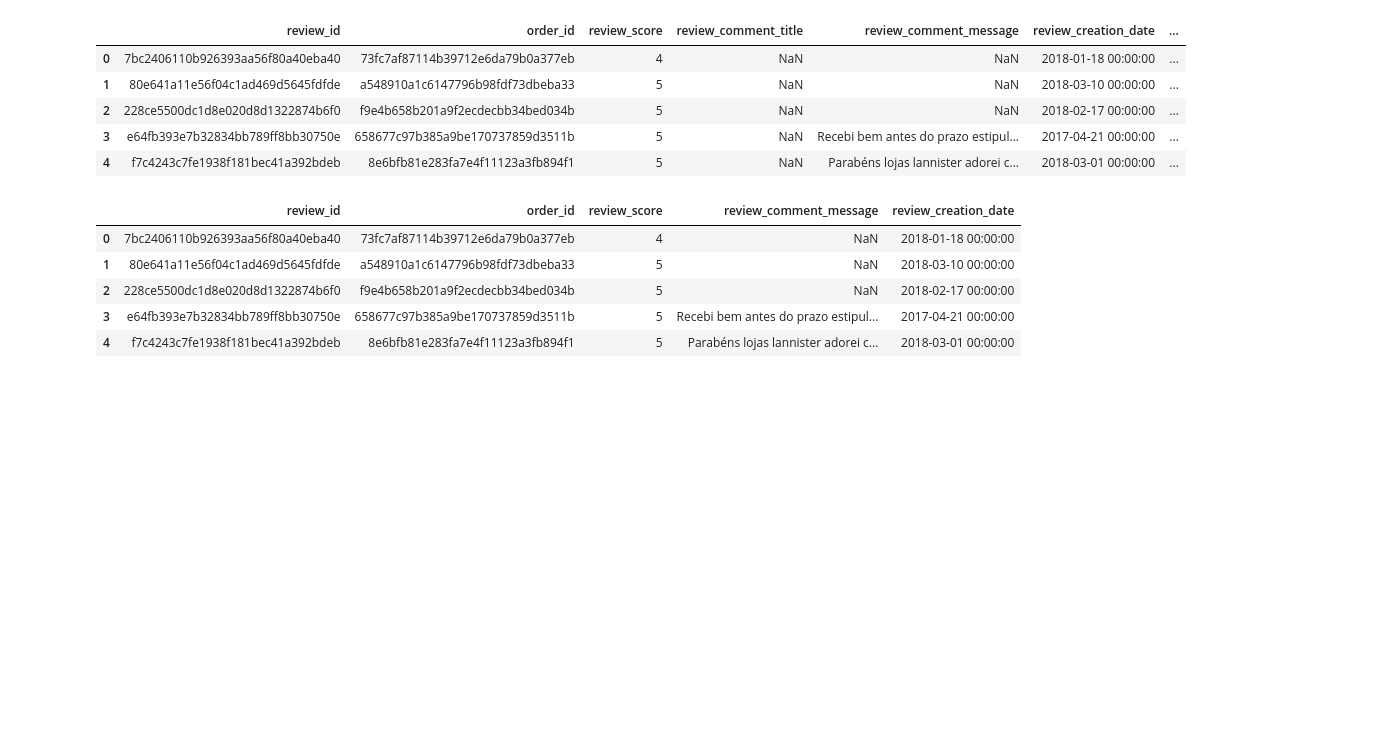
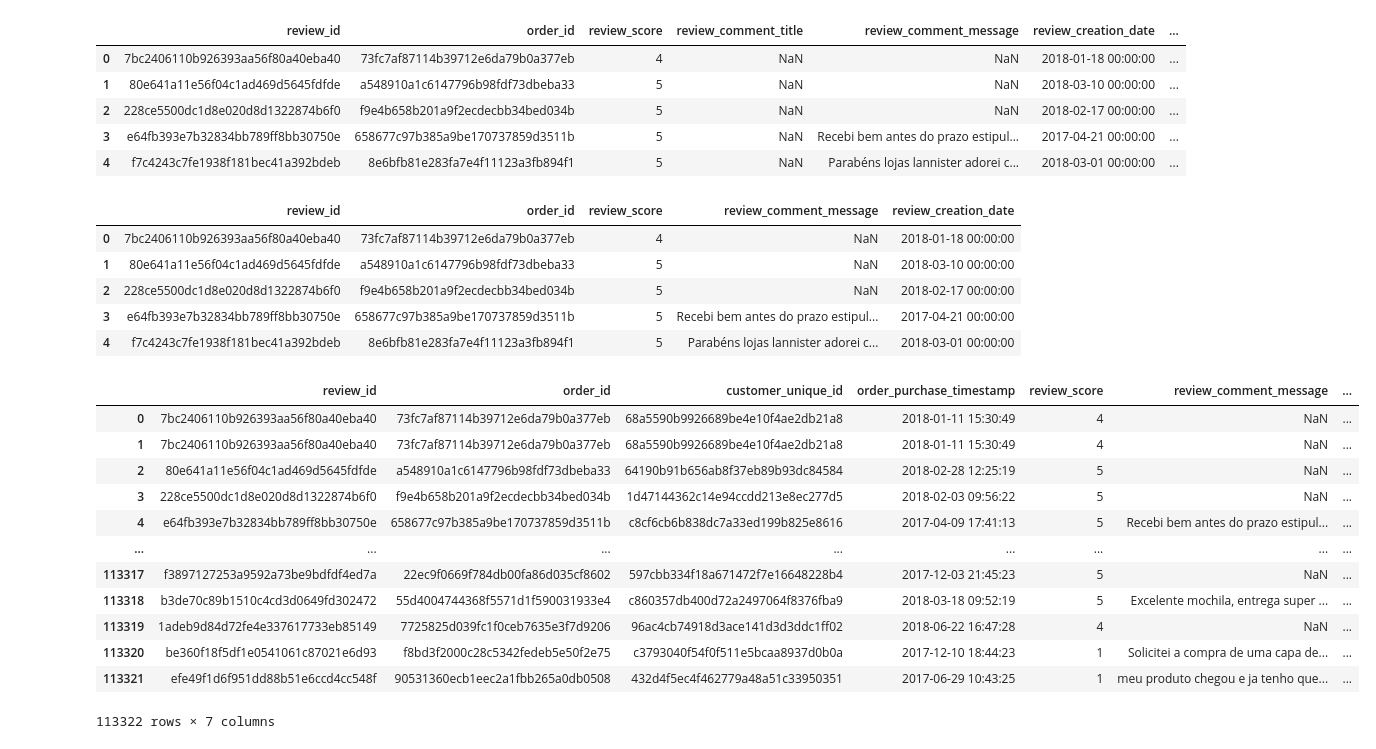
Before and after one commit to trquoctoann/neighborhood-based-recommendation-system, a Jupyter notebook: Notebook/Joining Data for Analysis.ipynb, the cells around one changed output. Cells and saved outputs as stored; diff of their text form; code cells hidden in the pictures; blank space fills up the shorter version.

```diff
--- a/Notebook/Joining Data for Analysis.ipynb
+++ b/Notebook/Joining Data for Analysis.ipynb
@@ -46,7 +46,7 @@ customerAfter.to_csv(path + '\Processed Data\customer_data.csv', index = False)
 # %% [markdown]
 ### Order Data
 # %%
-order_items = pd.read_csv(os.path.join(path, 'Data\olist_order_items_dataset.csv'))
+order_items = pd.read_csv(os.path.join(path, 'Data\Raw Data\olist_order_items_dataset.csv'))
 order_items.head()
 # %% [output]
 |  | order_id | order_item_id | product_id | seller_id | shipping_limit_date | price | freight_value |
@@ -56,7 +56,7 @@ order_items.head()
 | 3 | 00024acbcdf0a6daa1e931b038114c75 | 1 | 7634da152a4610f1595efa32f14722fc | 9d7a1d34a5052409006425275ba1c2b4 | 2018-08-15 10:10:18 | 12.99 | 12.79 |
 | 4 | 00042b26cf59d7ce69dfabb4e55b4fd9 | 1 | ac6c3623068f30de03045865e4e10089 | df560393f3a51e74553ab94004ba5c87 | 2017-02-13 13:57:51 | 199.90 | 18.14 |
 # %%
-order_status = pd.read_csv(os.path.join(path, 'Data\olist_orders_dataset.csv'))
+order_status = pd.read_csv(os.path.join(path, 'Data\Raw Data\olist_orders_dataset.csv'))
 order_status.head()
 # %% [output]
 |  | order_id | customer_id | order_status | order_purchase_timestamp | order_approved_at | order_delivered_carrier_date | ... |
@@ -66,7 +66,7 @@ order_status.head()
 | 3 | 949d5b44dbf5de918fe9c16f97b45f8a | f88197465ea7920adcdbec7375364d82 | delivered | 2017-11-18 19:28:06 | 2017-11-18 19:45:59 | 2017-11-22 13:39:59 | ... |
 | 4 | ad21c59c0840e6cb83a9ceb5573f8159 | 8ab97904e6daea8866dbdbc4fb7aad2c | delivered | 2018-02-13 21:18:39 | 2018-02-13 22:20:29 | 2018-02-14 19:46:34 | ... |
 # %%
-paymentData = pd.read_csv(os.path.join(path, 'Data\olist_order_payments_dataset.csv'))
+paymentData = pd.read_csv(os.path.join(path, 'Data\Raw Data\olist_order_payments_dataset.csv'))
 paymentData.head()
 # %% [output]
 |  | order_id | payment_sequential | payment_type | payment_installments | payment_value |
@@ -288,7 +288,7 @@ reviewScoreAfter.to_csv(path + '\Processed Data\product_review_score.csv', index
 # %% [markdown]
 ### Review Data
 # %%
-reviewData = pd.read_csv(os.path.join(path, 'Data\olist_order_reviews_dataset.csv'))
+reviewData = pd.read_csv(os.path.join(path, 'Data\Raw Data\olist_order_reviews_dataset.csv'))
 reviewData.head()
 # %% [output]
 |  | review_id | order_id | review_score | review_comment_title | review_comment_message | review_creation_date | ... |
@@ -308,4 +308,22 @@ reviewData.head()
 | 2 | 228ce5500dc1d8e020d8d1322874b6f0 | f9e4b658b201a9f2ecdecbb34bed034b | 5 | NaN | 2018-02-17 00:00:00 |
 | 3 | e64fb393e7b32834bb789ff8bb30750e | 658677c97b385a9be170737859d3511b | 5 | Recebi bem antes do prazo estipul... | 2017-04-21 00:00:00 |
 | 4 | f7c4243c7fe1938f181bec41a392bdeb | 8e6bfb81e283fa7e4f11123a3fb894f1 | 5 | Parabéns lojas lannister adorei c... | 2018-03-01 00:00:00 |
+# %%
+reviewLastCols = ['review_id', 'order_id', 'customer_unique_id', 'order_purchase_timestamp', 'review_score', 'review_comment_message', 'review_creation_date']
+reviewAfter = pd.merge(left = reviewData, right = orderAfter, on = 'order_id', how = 'inner')[reviewLastCols]
+reviewAfter
+# %% [output]
+|  | review_id | order_id | customer_unique_id | order_purchase_timestamp | review_score | review_comment_message | ... |
+| 0 | 7bc2406110b926393aa56f80a40eba40 | 73fc7af87114b39712e6da79b0a377eb | 68a5590b9926689be4e10f4ae2db21a8 | 2018-01-11 15:30:49 | 4 | NaN | ... |
+| 1 | 7bc2406110b926393aa56f80a40eba40 | 73fc7af87114b39712e6da79b0a377eb | 68a5590b9926689be4e10f4ae2db21a8 | 2018-01-11 15:30:49 | 4 | NaN | ... |
+| 2 | 80e641a11e56f04c1ad469d5645fdfde | a548910a1c6147796b98fdf73dbeba33 | 64190b91b656ab8f37eb89b93dc84584 | 2018-02-28 12:25:19 | 5 | NaN | ... |
+| 3 | 228ce5500dc1d8e020d8d1322874b6f0 | f9e4b658b201a9f2ecdecbb34bed034b | 1d47144362c14e94ccdd213e8ec277d5 | 2018-02-03 09:56:22 | 5 | NaN | ... |
+| 4 | e64fb393e7b32834bb789ff8bb30750e | 658677c97b385a9be170737859d3511b | c8cf6cb6b838dc7a33ed199b825e8616 | 2017-04-09 17:41:13 | 5 | Recebi bem antes do prazo estipul... | ... |
+| ... | ... | ... | ... | ... | ... | ... | ... |
+| 113317 | f3897127253a9592a73be9bdfdf4ed7a | 22ec9f0669f784db00fa86d035cf8602 | 597cbb334f18a671472f7e16648228b4 | 2017-12-03 21:45:23 | 5 | NaN | ... |
+| 113318 | b3de70c89b1510c4cd3d0649fd302472 | 55d4004744368f5571d1f590031933e4 | c860357db400d72a2497064f8376fba9 | 2018-03-18 09:52:19 | 5 | Excelente mochila, entrega super ... | ... |
+| 113319 | 1adeb9d84d72fe4e337617733eb85149 | 7725825d039fc1f0ceb7635e3f7d9206 | 96ac4cb74918d3ace141d3d3ddc1ff02 | 2018-06-22 16:47:28 | 4 | NaN | ... |
+| 113320 | be360f18f5df1e0541061c87021e6d93 | f8bd3f2000c28c5342fedeb5e50f2e75 | c3793040f54f0f511e5bcaa8937d0b0a | 2017-12-10 18:44:23 | 1 | Solicitei a compra de uma capa de... | ... |
+| 113321 | efe49f1d6f951dd88b51e6ccd4cc548f | 90531360ecb1eec2a1fbb265a0db0508 | 432d4f5ec4f462779a48a51c33950351 | 2017-06-29 10:43:25 | 1 | meu produto chegou e ja tenho que... | ... |
+113322 rows × 7 columns
 # %%
```
Also changed, not shown: parts of 13 cells of this notebook, 50 other files.
